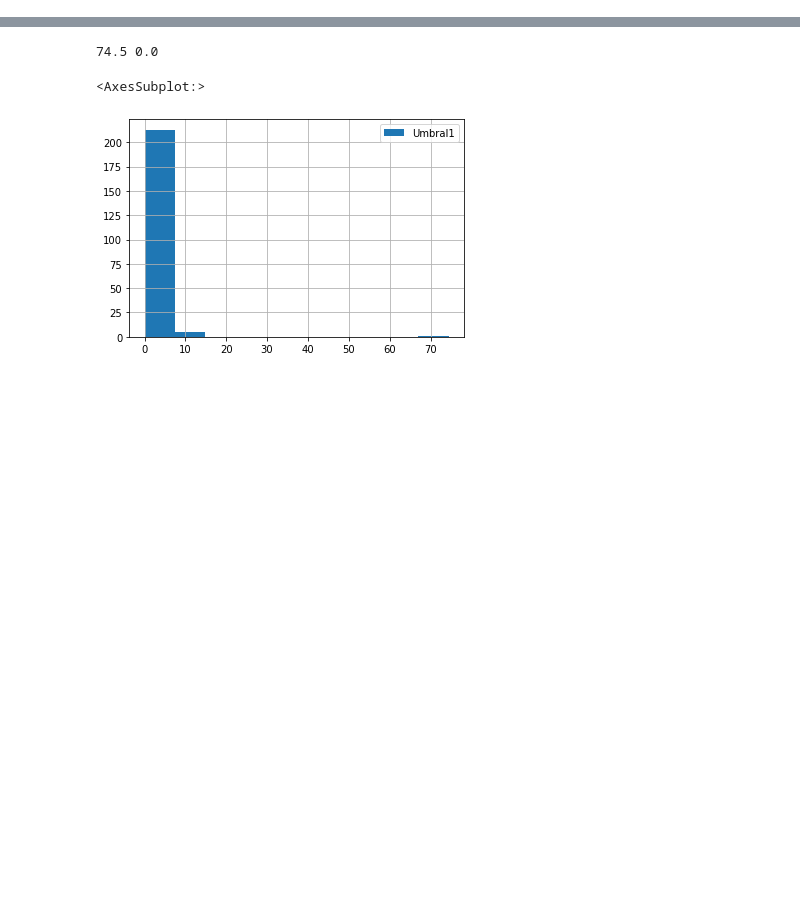
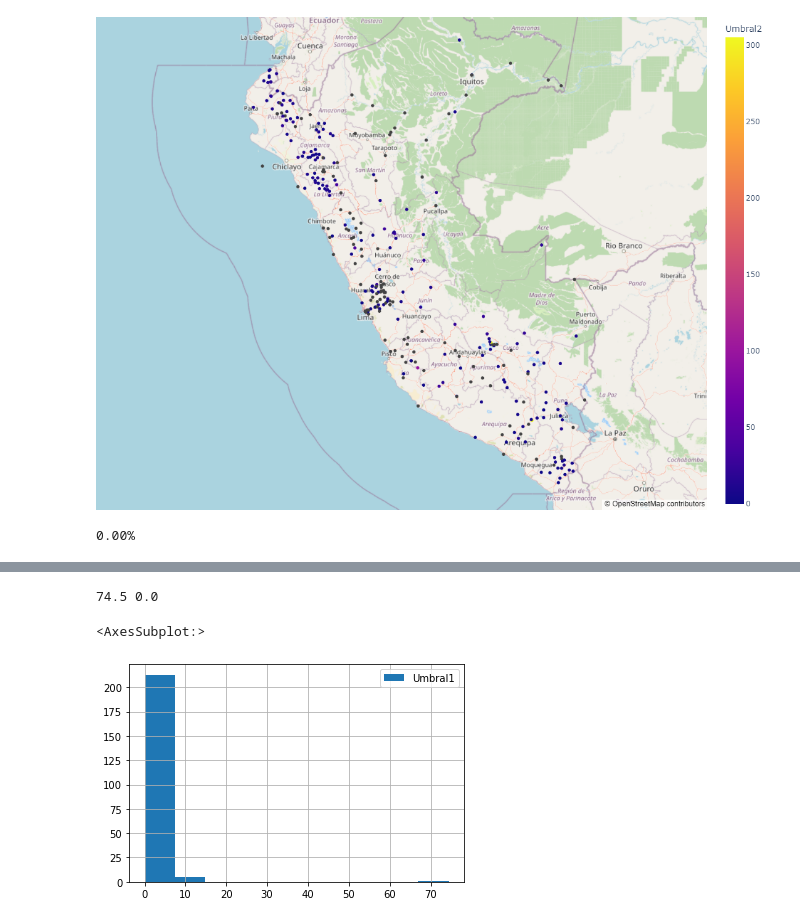
Before and after one commit to ShounenGakusei/Tesis2-DiegoParedes, a Jupyter notebook: Codigo/01-ProcesamientoDatos/02-1.5-simulacionQC.ipynb, the cells around one changed output, grey strips where cells are left out. Saved outputs shown, nothing was run; the diff lists cells and outputs as text; code cells hidden in the pictures; blank space fills up the shorter version.

```diff
--- a/Codigo/01-ProcesamientoDatos/02-1.5-simulacionQC.ipynb
+++ b/Codigo/01-ProcesamientoDatos/02-1.5-simulacionQC.ipynb
@@ -214,0 +219,4 @@ Wall time: 1.63 s
+# %%
+#dfUmbrales
+dfEstaciones = pd.read_csv(Festaciones, index_col=1)
+dfEstaciones.head(2)
@@ -214,0 +228,4 @@ Wall time: 1.63 s
+# %%
+dfUmbrales['CODE'] = 'X' + dfUmbrales['Codigo'].astype(str)
+dfUmbrales.set_index('CODE', inplace=True)
+dfUmbrales.head(2)
@@ -214,0 +237,5 @@ Wall time: 1.63 s
+# %%
+
+_dfJoined = pd.concat([dfEstaciones, dfUmbrales], axis=1)
+_dfJoined.to_csv(f'{path_base}/Archivos/Reportes/Datos/stations_data.csv')
+_dfJoined.head(2)
@@ -214,0 +247,27 @@ Wall time: 1.63 s
+# %%
+def plotMapPrecip(df2, tipo='TP'):
+    """
+    Graficamos
+    """
+    #_df =df2[df2[tipo]==1]
+    fig = px.scatter_mapbox(df2, lat="LAT", lon="LON", hover_data=['ESTACION'],
+                            color = 'Umbral2',
+                            #size='Umbral1',
+                            zoom=5, height=800)
+
+
+    fig.update_layout(
+    mapbox_style="open-street-map")
+
+    fig.update_layout(margin={"r":0,"t":0,"l":0,"b":0})
+    fig.show()
+# %%
+import plotly.express as px
+plotMapPrecip(_dfJoined, tipo='')
+# %% [output]
+[figure, added]
+# %%
+a = 0.0008
+print(f'{a:.2f}%')
+# %% [output]
+0.00%
```
Also changed, not shown: parts of 9 cells of this notebook, 21 other files.
